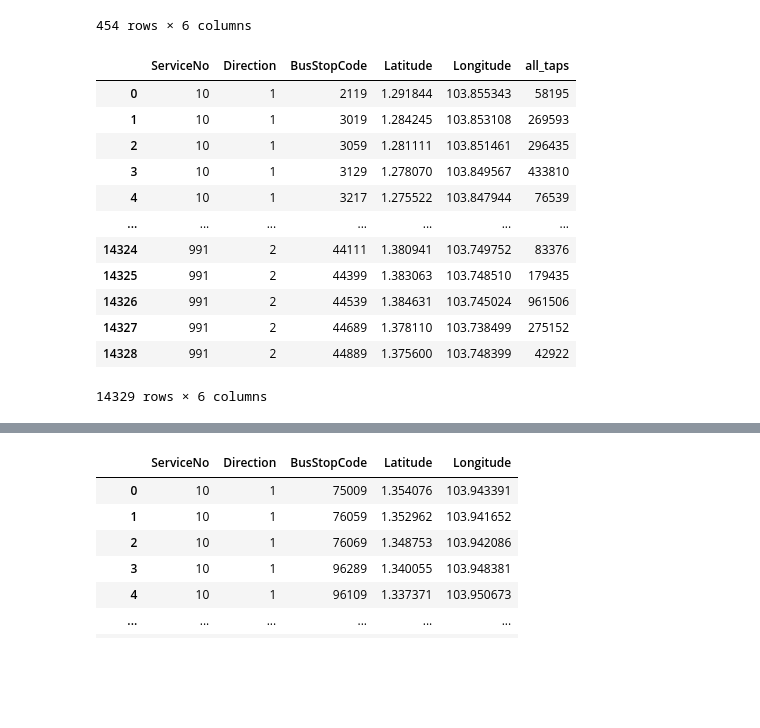
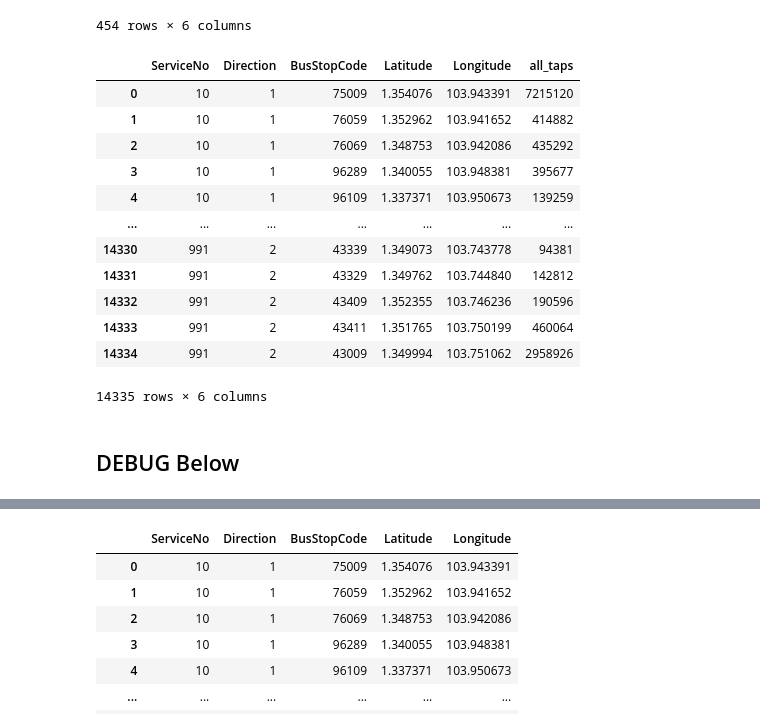
Before and after one commit to KangJingA/CSE6242-project, a Jupyter notebook: data_proc.ipynb, the cells around one changed output, grey strips where cells are left out. Cells and saved outputs as stored; diff of their text form; code cells hidden in the pictures; blank space fills up the shorter version.

Commit message:
Debug random connection between bus stops, following stopsequence provided by API

```diff
--- a/data_proc.ipynb
+++ b/data_proc.ipynb
@@ -112,23 +112,24 @@ df_bar
 # %%
 # route.csv
 df_bus_route_2d = get_df_bus_route_2d(df_bus_route)  # Preprocess df_bus_route to get buses with 2 directions
 df_route_stops_taps = get_df_route_stops_taps(df_bus_route_2d, df_bus_stops, df_taps)
-df_route = get_route_csv(df_route_stops_taps)
-df_route
+df_route_stops_taps
 # %% [output]
 |  | ServiceNo | Direction | BusStopCode | Latitude | Longitude | all_taps |
-| 0 | 10 | 1 | 2119 | 1.291844 | 103.855343 | 58195 |
-| 1 | 10 | 1 | 3019 | 1.284245 | 103.853108 | 269593 |
-| 2 | 10 | 1 | 3059 | 1.281111 | 103.851461 | 296435 |
-| 3 | 10 | 1 | 3129 | 1.278070 | 103.849567 | 433810 |
-| 4 | 10 | 1 | 3217 | 1.275522 | 103.847944 | 76539 |
+| 0 | 10 | 1 | 75009 | 1.354076 | 103.943391 | 7215120 |
+| 1 | 10 | 1 | 76059 | 1.352962 | 103.941652 | 414882 |
+| 2 | 10 | 1 | 76069 | 1.348753 | 103.942086 | 435292 |
+| 3 | 10 | 1 | 96289 | 1.340055 | 103.948381 | 395677 |
+| 4 | 10 | 1 | 96109 | 1.337371 | 103.950673 | 139259 |
 | ... | ... | ... | ... | ... | ... | ... |
-| 14324 | 991 | 2 | 44111 | 1.380941 | 103.749752 | 83376 |
-| 14325 | 991 | 2 | 44399 | 1.383063 | 103.748510 | 179435 |
-| 14326 | 991 | 2 | 44539 | 1.384631 | 103.745024 | 961506 |
-| 14327 | 991 | 2 | 44689 | 1.378110 | 103.738499 | 275152 |
-| 14328 | 991 | 2 | 44889 | 1.375600 | 103.748399 | 42922 |
+| 14330 | 991 | 2 | 43339 | 1.349073 | 103.743778 | 94381 |
+| 14331 | 991 | 2 | 43329 | 1.349762 | 103.744840 | 142812 |
+| 14332 | 991 | 2 | 43409 | 1.352355 | 103.746236 | 190596 |
+| 14333 | 991 | 2 | 43411 | 1.351765 | 103.750199 | 460064 |
+| 14334 | 991 | 2 | 43009 | 1.349994 | 103.751062 | 2958926 |
-14329 rows × 6 columns
+14335 rows × 6 columns
+# %% [markdown]
+## DEBUG Below
 # %%
 df_bus_route_2d
 # %% [output]
```
Also changed, not shown: parts of 3 cells of this notebook, 3 other files.
